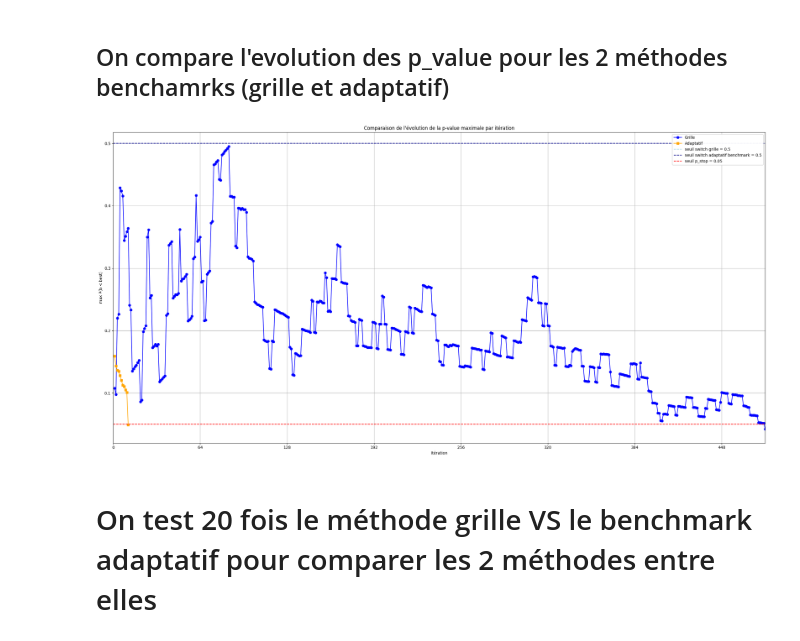
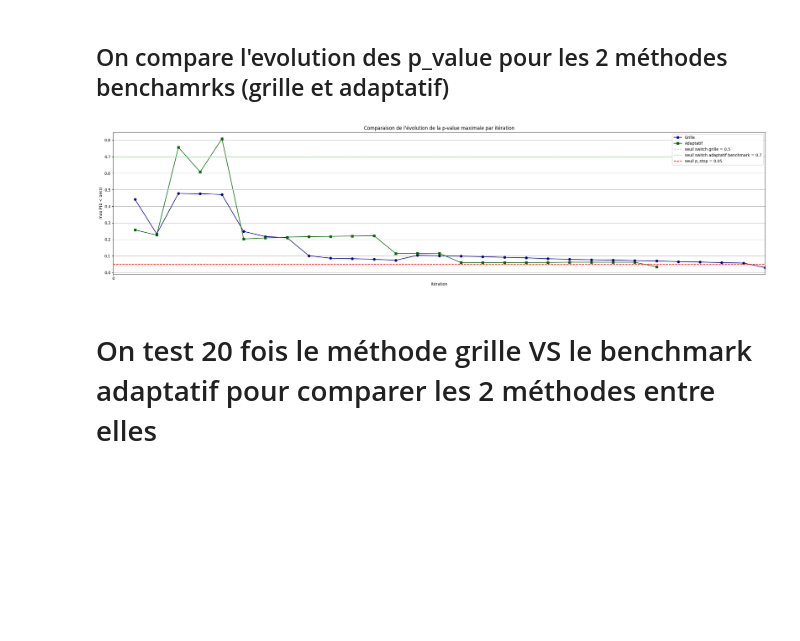
Before and after one commit to Quentin-ENSAE/ML-Parallel-Programming, a Jupyter notebook: Quentin/Benchmark_Cython.ipynb, the cells around one changed output. Drawn from its saved outputs; the diff is of its cells as text; code cells hidden in the pictures; blank space fills up the shorter version.

```diff
--- a/Quentin/Benchmark_Cython.ipynb
+++ b/Quentin/Benchmark_Cython.ipynb
@@ -7,17 +7,22 @@ from math import sqrt
 from scipy.stats import t as student_t
 import matplotlib.pyplot as plt
 # %%
-# ------------------------------------------------
+# ---------------------------------------------------------
 # Choix des tailles de matrice (Q, K, V) et d
-# ------------------------------------------------
+# ---------------------------------------------------------
 seq_len, d_model = 2048, 64
 x = np.random.randn(seq_len, d_model)
 
-# ------------------------------------------------
+# ---------------------------------------------------------
 # Choix des tailles de blocs à tester
-# ------------------------------------------------
+# ---------------------------------------------------------
 min_size, max_size, step = 64, 512, 64
 blocks = list(range(min_size, max_size + step, step))
+
+# ---------------------------------------------------------
+# Verbose, permet d'affihcer tous les choix des algorithmes
+# ----------------------------------------------------------
+verbose = False
 # %%
 import os
 
@@ -79,10 +82,10 @@ from benchmark import exhaustive_grid_until_confidence
 result_grille = \
     exhaustive_grid_until_confidence(
         x, blocks,
-        initial_repeats=4,
+        extra_initial_repeats=0,
         free_runs=20,
         confidence=0.95,
         max_iter=1000,
-        verbose=True
+        verbose=verbose
     )
 # %% [output]
@@ -136,11 +125,11 @@ from benchmark import smart_benchmark_probabilistic
 result_adaptatif_benchmark = \
     smart_benchmark_probabilistic(
         x, blocks,
-        initial_repeats=4,
+        extra_initial_repeats=0,
         free_runs=20,
         confidence=0.95,
         max_iter=1000,
         extra_repeats_best=0,
-        verbose=True
+        verbose=verbose
     )
 # %% [output]
@@ -190,14 +163,14 @@ plot_all_graphs(
 # %%
 from graphique import compare_pvalue_evolution
 
 compare_pvalue_evolution(
     result_grille['best_track'], result_grille['p_history'], 'Grille',
     result_adaptatif_benchmark['best_track'], result_adaptatif_benchmark['p_history'], 'Adaptatif',
     step=step,
-    figsize=(24, 12)
+    figsize=(24, 6)
 )
 # %% [output]
-[figure, old version]
+[figure, new version]
 # %% [markdown]
 # On test 20 fois le méthode grille VS le benchmark adaptatif pour comparer les 2 méthodes entre elles
 # %%
```
Also changed, not shown: parts of 9 cells of this notebook, 3 other files.
